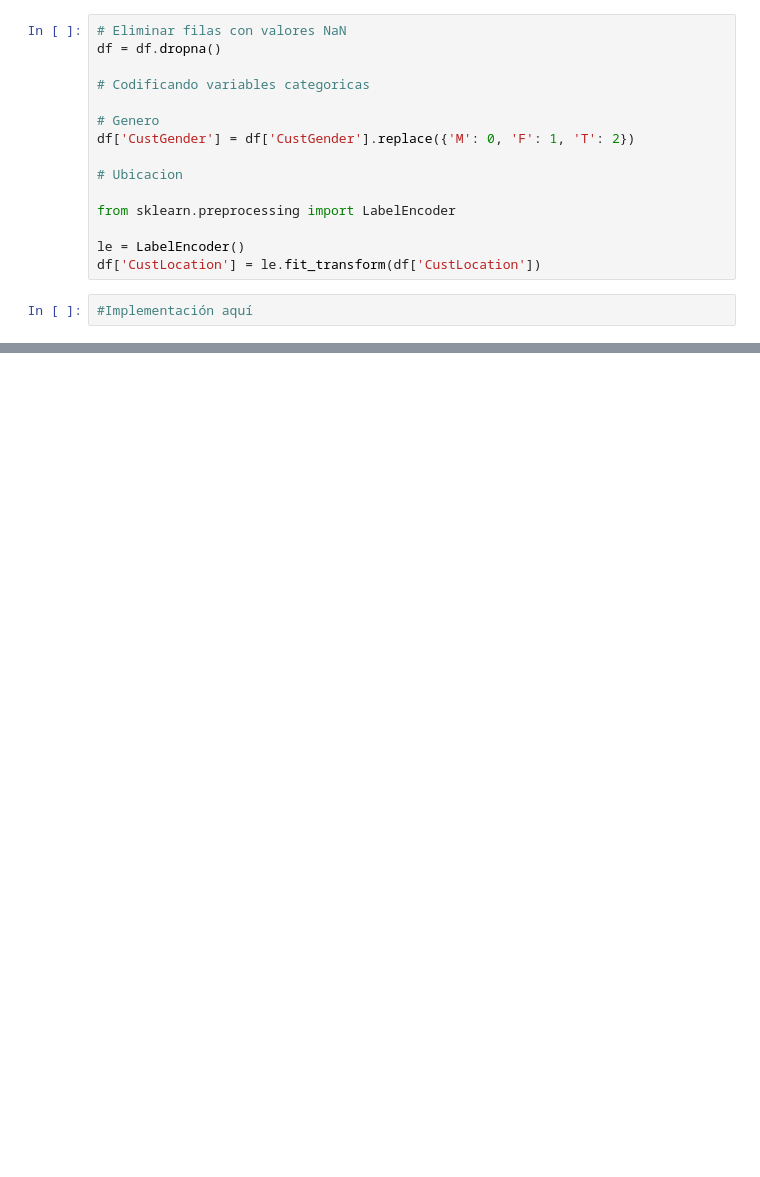
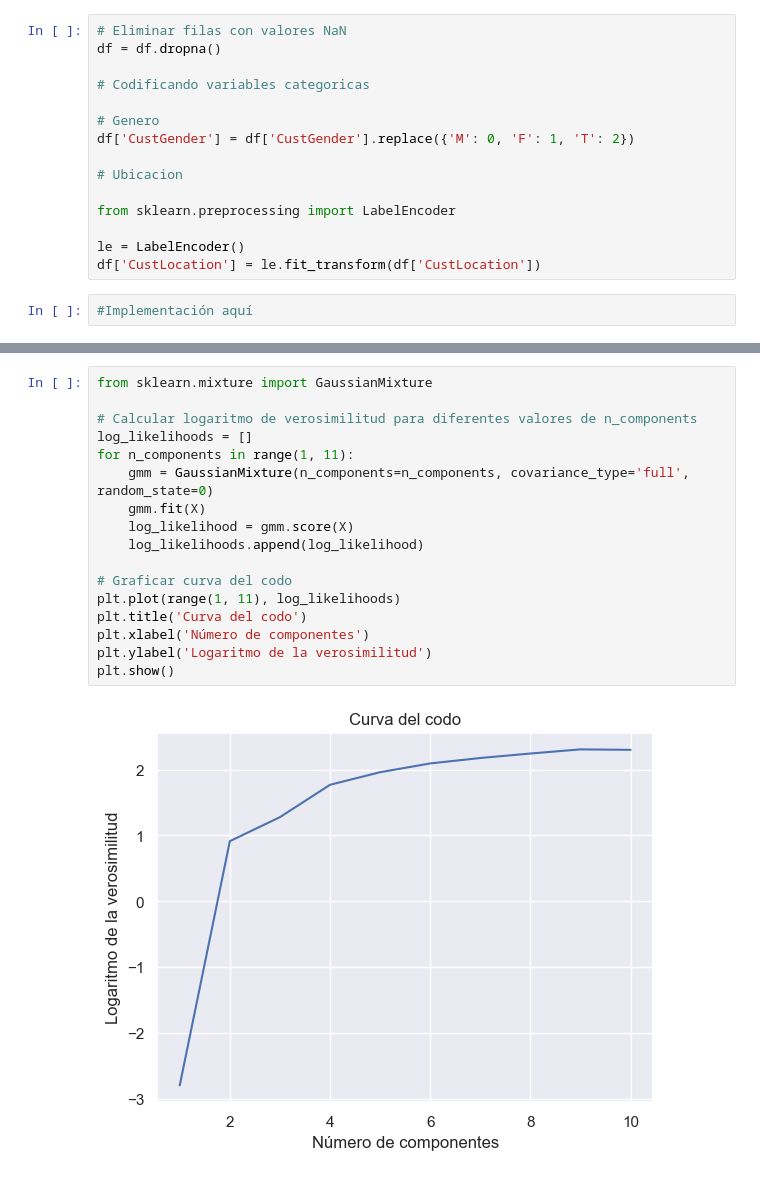
Before and after one commit to ChristopherG19/UVG_IA_Lab8, a Jupyter notebook: main.ipynb, the cells around one changed output, grey strips where cells are left out. Cells and saved outputs as stored; diff of their text form; blank space fills up the shorter version.

```diff
--- a/main.ipynb
+++ b/main.ipynb
@@ -62,0 +126,19 @@ AttributeError: 'GMM' object has no attribute 'weights'
+# %%
+from sklearn.mixture import GaussianMixture
+
+# Calcular logaritmo de verosimilitud para diferentes valores de n_components
+log_likelihoods = []
+for n_components in range(1, 11):
+    gmm = GaussianMixture(n_components=n_components, covariance_type='full', random_state=0)
+    gmm.fit(X)
+    log_likelihood = gmm.score(X)
+    log_likelihoods.append(log_likelihood)
+
+# Graficar curva del codo
+plt.plot(range(1, 11), log_likelihoods)
+plt.title('Curva del codo')
+plt.xlabel('Número de componentes')
+plt.ylabel('Logaritmo de la verosimilitud')
+plt.show()
+# %% [output]
+[figure, added]
```
Also changed, not shown: parts of 10 cells of this notebook.
